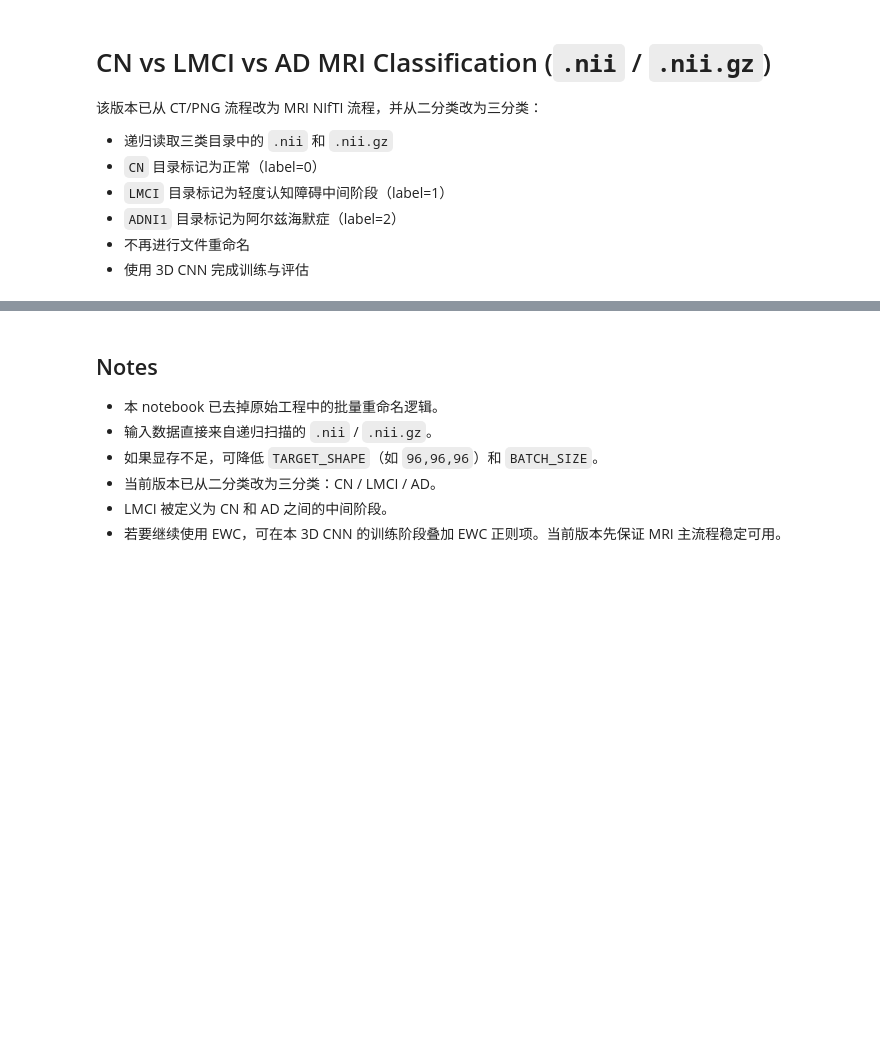
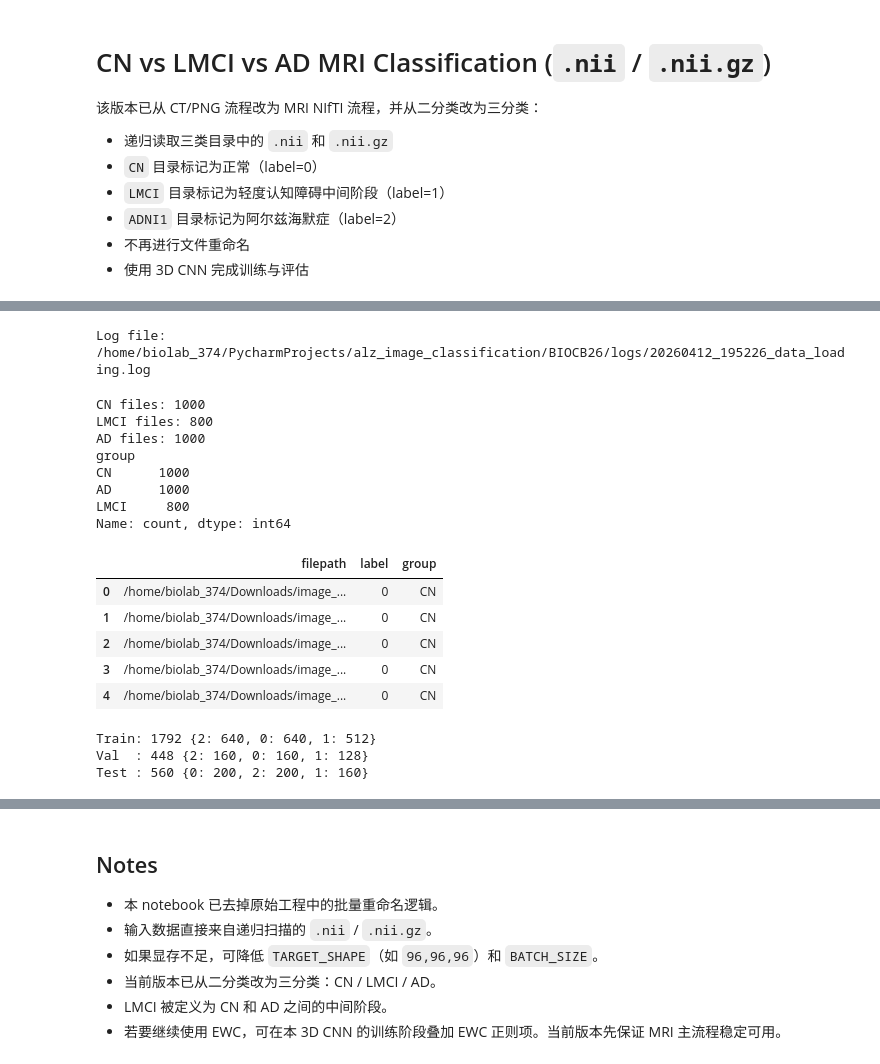
Before and after one commit to BillieSuwadi/BIOCB26, a Jupyter notebook: Alz_pred_using_MRI_scan_EWC.ipynb, the cells around one changed output, grey strips where cells are left out. Drawn from its saved outputs; the diff is of its cells as text; code cells hidden in the pictures; blank space fills up the shorter version.

```diff
--- a/Alz_pred_using_MRI_scan_EWC.ipynb
+++ b/Alz_pred_using_MRI_scan_EWC.ipynb
@@ -68,9 +86,9 @@ np.random.seed(SEED)
 tf.random.set_seed(SEED)
 
 # 修改为你的真实路径
-CN_DIR = Path('/home/biolab_374/PycharmProjects/alz_image_classification/BIOCB26/image/Diffusion 7T Preprocessed Recommended')
-LMCI_DIR = Path('/home/biolab_374/PycharmProjects/alz_image_classification/BIOCB26/image/LMCI-output')
-ADNI1_DIR = Path('/home/biolab_374/PycharmProjects/alz_image_classification/BIOCB26/image/ADNI-output')
+CN_DIR = Path('/home/biolab_374/Downloads/image_data/nii_gz/CN')
+LMCI_DIR = Path('/home/biolab_374/Downloads/image_data/nii_gz/LMCI')
+ADNI1_DIR = Path('/home/biolab_374/Downloads/image_data/nii_gz/AD')
 
 CLASS_NAMES = ['CN', 'LMCI', 'AD']
 CLASS_TO_LABEL = {'CN': 0, 'LMCI': 1, 'AD': 2}
@@ -99,36 +117,53 @@ print('Log file:', LOG_FILE)
 assert CN_DIR.exists(), f'CN_DIR not found: {CN_DIR}'
 assert LMCI_DIR.exists(), f'LMCI_DIR not found: {LMCI_DIR}'
 assert ADNI1_DIR.exists(), f'ADNI1_DIR not found: {ADNI1_DIR}'
+# %% [output]
+Log file: /home/biolab_374/PycharmProjects/alz_image_classification/BIOCB26/logs/20260412_195226_data_loading.log
 # %%
 # ----------------------------
 # Recursive scan of NIfTI files
 # ----------------------------
 def list_nifti_files(root: Path):
     # 同时支持未压缩和 gzip 压缩的 NIfTI 文件
     return sorted(
         p for p in root.rglob('*')
         if p.is_file() and (p.name.endswith('.nii') or p.name.endswith('.nii.gz'))
     )
 
-cn_files = list_nifti_files(CN_DIR)
-lmci_files = list_nifti_files(LMCI_DIR)
-adni_files = list_nifti_files(ADNI1_DIR)
+cn_files = list_nifti_files(CN_DIR)[:1000]
+lmci_files = list_nifti_files(LMCI_DIR)[:800]
+adni_files = list_nifti_files(ADNI1_DIR)[:1000]
 
 print('CN files:', len(cn_files))
 print('LMCI files:', len(lmci_files))
 print('AD files:', len(adni_files))
 
 records = []
 for p in cn_files:
     records.append({'filepath': str(p), 'label': CLASS_TO_LABEL['CN'], 'group': 'CN'})
 for p in lmci_files:
     records.append({'filepath': str(p), 'label': CLASS_TO_LABEL['LMCI'], 'group': 'LMCI'})
 for p in adni_files:
     records.append({'filepath': str(p), 'label': CLASS_TO_LABEL['AD'], 'group': 'AD'})
 
 df = pd.DataFrame(records)
 print(df['group'].value_counts())
 df.head()
+# %% [output]
+CN files: 1000
+LMCI files: 800
+AD files: 1000
+group
+CN      1000
+AD      1000
+LMCI     800
+Name: count, dtype: int64
+|  | filepath | label | group |
+| 0 | /home/biolab_374/Downloads/image_... | 0 | CN |
+| 1 | /home/biolab_374/Downloads/image_... | 0 | CN |
+| 2 | /home/biolab_374/Downloads/image_... | 0 | CN |
+| 3 | /home/biolab_374/Downloads/image_... | 0 | CN |
+| 4 | /home/biolab_374/Downloads/image_... | 0 | CN |
 # %%
 # ----------------------------
 # Train/Val/Test split
@@ -143,6 +178,10 @@ train_df, val_df = train_test_split(
 print('Train:', len(train_df), train_df['label'].value_counts().to_dict())
 print('Val  :', len(val_df), val_df['label'].value_counts().to_dict())
 print('Test :', len(test_df), test_df['label'].value_counts().to_dict())
+# %% [output]
+Train: 1792 {2: 640, 0: 640, 1: 512}
+Val  : 448 {2: 160, 0: 160, 1: 128}
+Test : 560 {0: 200, 2: 200, 1: 160}
 # %%
 # ----------------------------
 # NIfTI load + preprocess
```
Also changed, not shown: parts of 6 cells of this notebook.
